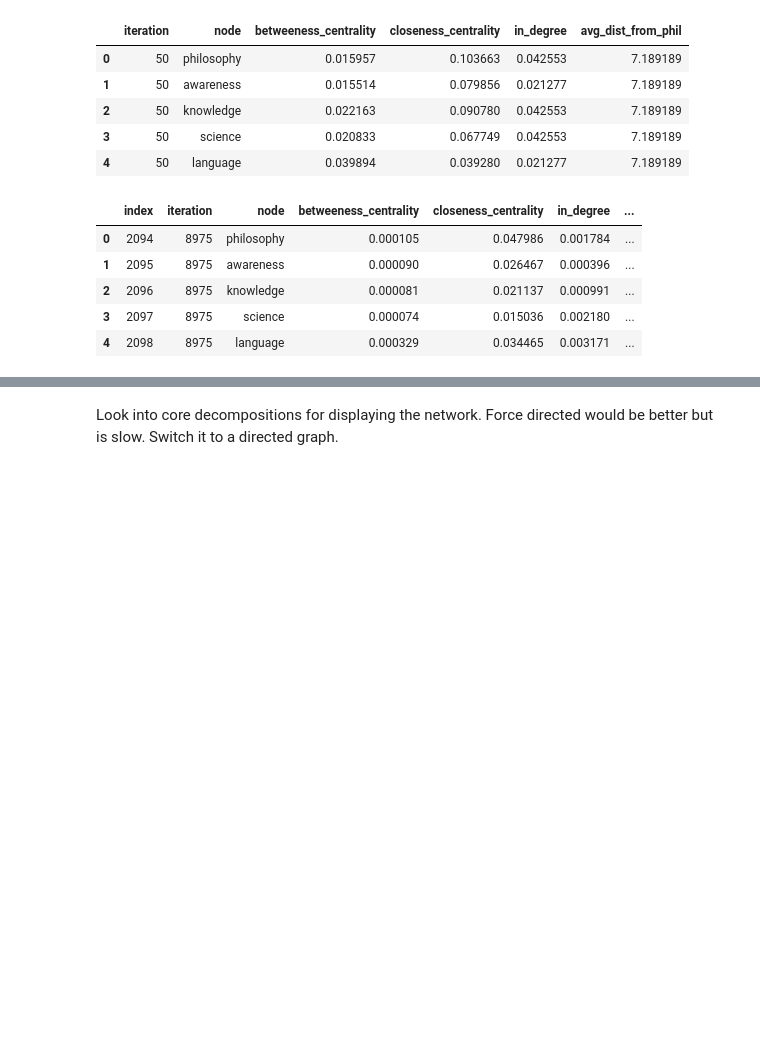
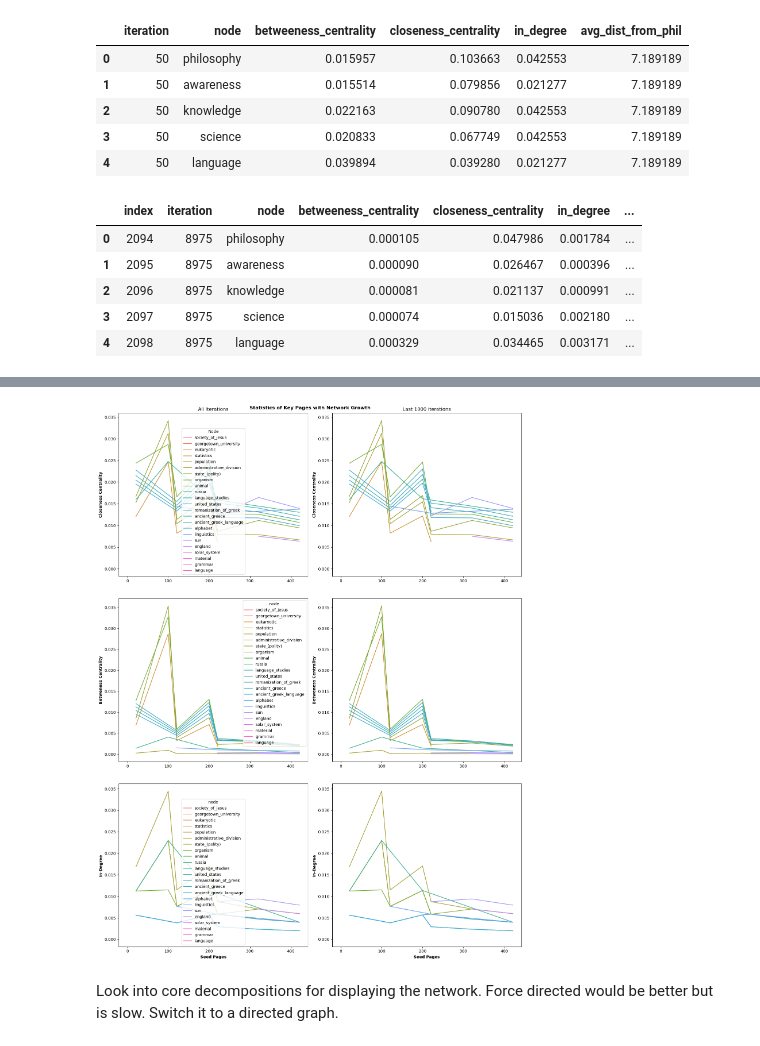
Before and after one commit to austinbarish/645-final-project, a Jupyter notebook: EDA.ipynb, the cells around one changed output, grey strips where cells are left out. Drawn from its saved outputs; the diff is of its cells as text; code cells hidden in the pictures; blank space fills up the shorter version.

```diff
--- a/EDA.ipynb
+++ b/EDA.ipynb
@@ -512,0 +641,12 @@ convergence_df.to_csv("./data/convergence_data-10000.csv")
+# %%
+# Running the function
+G2, second_link_seen_pages, second_link_fails, second_link_disconnects, convergence_df2 = second_link_network_expander(
+    G2,
+    page_url=first_page_url,
+    seen_pages=second_link_seen_pages,
+    is_root=True,
+    fails=second_link_fails,
+    disconnects=second_link_disconnects,
+    convergence_df=convergence_df2,
+    new_pages=500,
+)
@@ -622,0 +752,5 @@ plt.tight_layout()
+# %%
+second_link_total_iterations = max(convergence_df2['iteration'])
+second_link_last_1000_iterations = convergence_df2[convergence_df2["iteration"] >= second_link_total_iterations - 1000]
+second_link_last_1000_iterations.reset_index(inplace=True)
+second_link_last_1000_iterations.head()
@@ -623,3 +764,40 @@ plt.tight_layout()
+# %%
+fig, axs = plt.subplots(3, 2, figsize=(15, 20))
+sns.lineplot(convergence_df2, x="iteration", y="closeness_centrality", hue="node", ax=axs[0,0])
+axs[0,0].set_ylabel("Closeness Centrality", fontweight='bold')
+axs[0,0].set_xlabel("")
+axs[0,0].set_title("All Iterations")
+
+legend = axs[0,0].legend()
+legend.set_title("Node")
+
+sns.lineplot(second_link_last_1000_iterations, x="iteration", y="closeness_centrality", hue="node", ax=axs[0,1], legend=False)
+axs[0,1].set_ylabel("Closeness Centrality", fontweight='bold')
+axs[0,1].set_xlabel("")
+axs[0,1].set_title("Last 1000 iterations")
+
+sns.lineplot(convergence_df2, x="iteration", y="betweeness_centrality", hue="node", ax=axs[1,0])
+axs[1,0].set_ylabel("Betweness Centrality", fontweight='bold')
+axs[1,0].set_xlabel("")
+
+
+sns.lineplot(second_link_last_1000_iterations, x="iteration", y="betweeness_centrality", hue="node", ax=axs[1,1], legend=False)
+axs[1,1].set_ylabel("Betweness Centrality", fontweight='bold')
+axs[1,1].set_xlabel("")
+
+sns.lineplot(convergence_df2, x="iteration", y="in_degree", hue="node", ax=axs[2,0])
+axs[2,0].set_ylabel("In-Degree", fontweight='bold')
+axs[2,0].set_xlabel("Seed Pages", fontweight='bold')
+
+sns.lineplot(second_link_last_1000_iterations, x="iteration", y="in_degree", hue="node", ax=axs[2,1], legend=False)
+axs[2,1].set_ylabel("In-Degree", fontweight='bold')
+axs[2,1].set_xlabel("Seed Pages", fontweight='bold')
+
+
+plt.suptitle("Statistics of Key Pages with Network Growth", fontweight='bold')
+plt.tight_layout()
+# %% [output]
+[figure, added]
 # %% [markdown]
 Look into core decompositions for displaying the network. Force directed would be better but is slow.
 Switch it to a directed graph.
```
Also changed, not shown: parts of 24 cells of this notebook.
